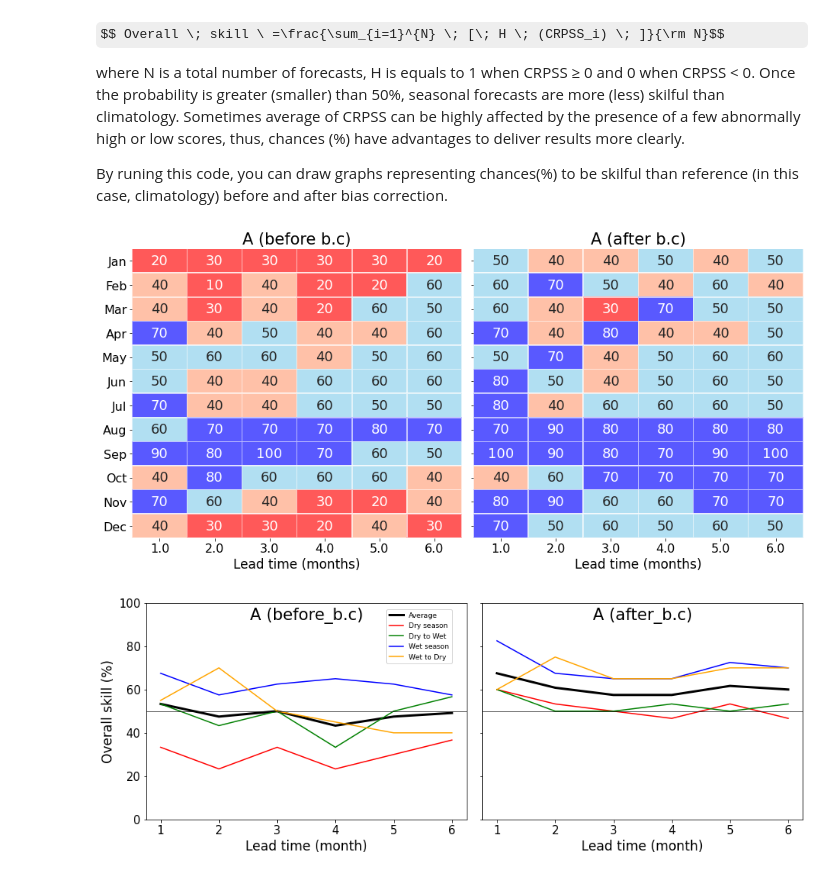
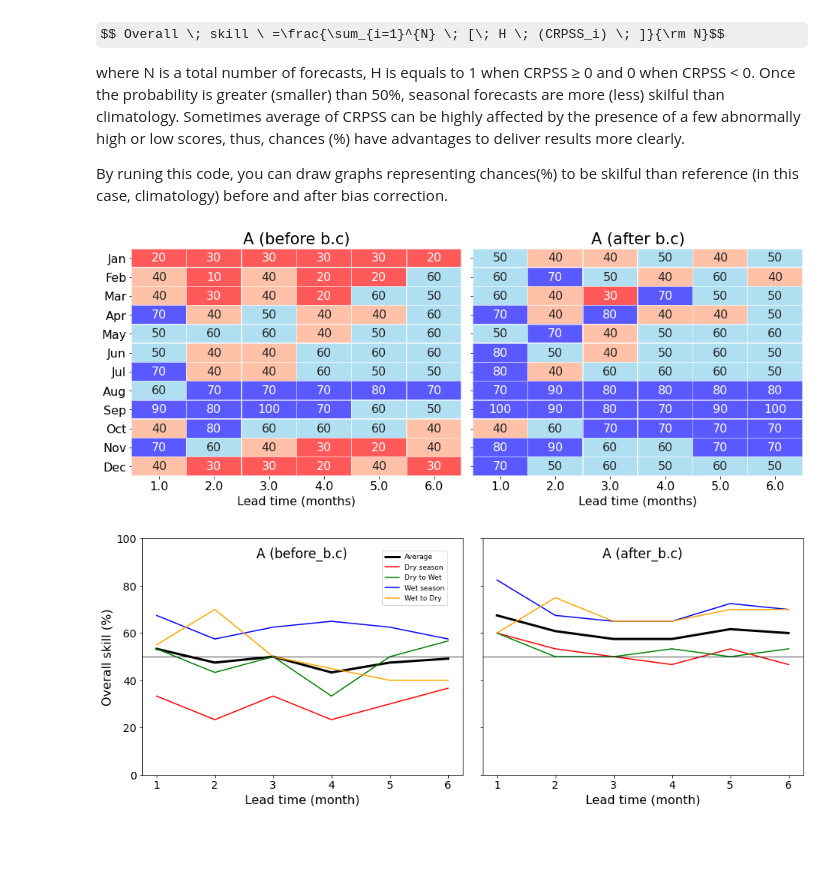
Before and after one commit to uobwatergroup/seaform, a Jupyter notebook: D. Skill assessment (CRPSS calculation).ipynb, the cells around one changed output. Drawn from its saved outputs; the diff is of its cells as text; code cells hidden in the pictures; some formulas as TeX source; blank space fills up the shorter version.

```diff
--- a/D. Skill assessment (CRPSS calculation).ipynb
+++ b/D. Skill assessment (CRPSS calculation).ipynb
@@ -74,7 +74,7 @@ for bc_i in range(1,3):
                     temp1 = temp
                 else :
                     pass
-                temp1 = temp1.append(temp, ignore_index = True)
+                temp1 = pd.concat([temp1, temp], ignore_index=True)
         temp1 = temp1.iloc[1:]
         temp1['mean2'] = temp1['mean']
         temp1['obs2'] = temp1['obs']
@@ -351,16 +351,16 @@ for bc_i in range(1,3):
 
 # Drawing figures
 
-fig, axes = plt.subplots(1, 2, sharex=False, figsize=(6.6*2, 6.6))
+fig, axes = plt.subplots(1, 2, sharex=False, figsize=(6.7*2, 5.5))
 plt.subplot(1,2,1)
 d1 = df_f_1.pivot_table("chances", "month", "leadtime", aggfunc = "sum")
 d1['mon'] = pd.Series(['Jan','Feb','Mar','Apr','May','Jun','Jul','Aug','Sep','Oct','Nov','Dec'], index=[1,2,3,4,5,6,7,8,9,10,11,12])
 d1.set_index('mon', inplace=True)
 ax1 = sns.heatmap(d1, annot=True, cmap=ListedColormap(['red', 'lightsalmon', 'skyblue', 'blue']),
-                  cbar_kws={'ticks': [35,50,65,80], 'extend': 'both'}, annot_kws={'fontsize': 18},
+                  cbar_kws={'ticks': [35,50,65,80], 'extend': 'both'}, annot_kws={'fontsize': 16},
                   vmin=20, vmax=80, fmt='.0f',linewidth=0.5, cbar=False, alpha=0.65)
 plt.title(str(catch_name) + ' (before b.c)', fontsize=21)
-ax1.set_xlabel('Lead time (months)', fontsize=17)
+ax1.set_xlabel('Lead time (months)', fontsize=16)
 ax1.set_ylabel(None)
 plt.yticks(rotation=0, horizontalalignment='right', fontsize=16)
 plt.xticks(fontsize=16)
@@ -370,49 +370,49 @@ d2 = df_f_2.pivot_table("chances", "month", "leadtime", aggfunc = "sum")
 d2['mon'] = pd.Series(['Jan','Feb','Mar','Apr','May','Jun','Jul','Aug','Sep','Oct','Nov','Dec'], index=[1,2,3,4,5,6,7,8,9,10,11,12])
 d2.set_index('mon', inplace=True)
 ax1 = sns.heatmap(d2, annot=True, cmap=ListedColormap(['red', 'lightsalmon', 'skyblue', 'blue']),
-                  cbar_kws={'ticks': [35,50,65,80], 'extend': 'both'}, annot_kws={'fontsize': 18},
+                  cbar_kws={'ticks': [35,50,65,80], 'extend': 'both'}, annot_kws={'fontsize': 16},
                   vmin=20, vmax=80, fmt='.0f',linewidth=0.5, cbar=False, alpha=0.65)
 plt.title(str(catch_name) + ' (after b.c)', fontsize=21)
-ax1.set_xlabel('Lead time (months)', fontsize=17)
+ax1.set_xlabel('Lead time (months)', fontsize=16)
 ax1.set_ylabel(None)
 ax1.axes.yaxis.set_ticklabels([])
 plt.yticks(rotation=0, horizontalalignment='right', fontsize=16)
 plt.xticks(fontsize=16)
 fig.tight_layout(pad=1.5)
 
 
-fig, axes = plt.subplots(1, 2, sharex=False, figsize=(6.5*2, 5))
+fig, axes = plt.subplots(1, 2, sharex=False, figsize=(6.5*2, 5.2))
 plt.subplot(1,2,1)
 ax= sns.lineplot(x='leadtime', y='chances', color= 'black', data=df_f_1, ci=None, label = 'Average', linewidth = 3)
 ax= sns.lineplot(x='leadtime', y='chances', color= 'red', data=df_dry_1, ci=None, label = 'Dry season')
 ax= sns.lineplot(x='leadtime', y='chances', color= 'green', data=df_t1_1, ci=None, label = 'Dry to Wet')
 ax= sns.lineplot(x='leadtime', y='chances', color= 'blue', data=df_wet_1, ci=None, label = 'Wet season')
 ax= sns.lineplot(x='leadtime', y='chances', color= 'orange', data=df_t2_1, ci=None, label = 'Wet to Dry')
 plt.legend(loc=(0.75,0.72), fontsize=9)
-plt.xlabel('Lead time (month)', fontsize=17)
-plt.ylabel('Overall skill (%)', fontsize=17)
+plt.xlabel('Lead time (month)', fontsize=16)
+plt.ylabel('Overall skill (%)', fontsize=16)
 plt.ylim(0,100)
 plt.axhline(y=50, color='black', lw=1.0, alpha=0.7, linestyle='-')  #수평 중앙선 삽입하기
-plt.title(str(catch_name) + ' (before_b.c)', x=0.5, y=0.9, fontsize = 21)
-plt.tick_params(axis='x', labelsize=15)
-plt.tick_params(axis='y', labelsize=15)
+plt.title(str(catch_name) + ' (before_b.c)', x=0.5, y=0.9, fontsize = 17)
+plt.tick_params(axis='x', labelsize=14)
+plt.tick_params(axis='y', labelsize=14)
 
 plt.subplot(1,2,2)
 ax= sns.lineplot(x='leadtime', y='chances', color= 'black', data=df_f_2, ci=None, label = 'Average', legend=None, linewidth = 3)
 ax= sns.lineplot(x='leadtime', y='chances', color= 'red', data=df_dry_2, ci=None, label = 'Dry season', legend=None)
 ax= sns.lineplot(x='leadtime', y='chances', color= 'green', data=df_t1_2, ci=None, label = 'Dry to Wet', legend=None)
 ax= sns.lineplot(x='leadtime', y='chances', color= 'blue', data=df_wet_2, ci=None, label = 'Wet season', legend=None)
 ax= sns.lineplot(x='leadtime', y='chances', color= 'orange', data=df_t2_2, ci=None, label = 'Wet to Dry', legend=None)
-plt.xlabel('Lead time (month)', fontsize=17)
+plt.xlabel('Lead time (month)', fontsize=16)
 ax.axes.yaxis.set_ticklabels([])
 plt.ylabel(None)
 plt.ylim(0,100)
 plt.axhline(y=50, color='black', lw=1.0, alpha=0.7, linestyle='-')  #수평 중앙선 삽입하기
-plt.title(str(catch_name) + ' (after_b.c)', x=0.5, y=0.9, fontsize = 21)
-plt.tick_params(axis='x', labelsize=15)
-plt.tick_params(axis='y', labelsize=15)
+plt.title(str(catch_name) + ' (after_b.c)', x=0.5, y=0.9, fontsize = 17)
+plt.tick_params(axis='x', labelsize=14)
+plt.tick_params(axis='y', labelsize=14)
 
-fig.tight_layout(pad=1.5)
+fig.tight_layout(w_pad=2, h_pad=2)
 # %% [output]
-[figure, old version]
+[figure, new version]
-[figure, old version]
+[figure, new version]
```
Also changed, not shown: 1 other file.
